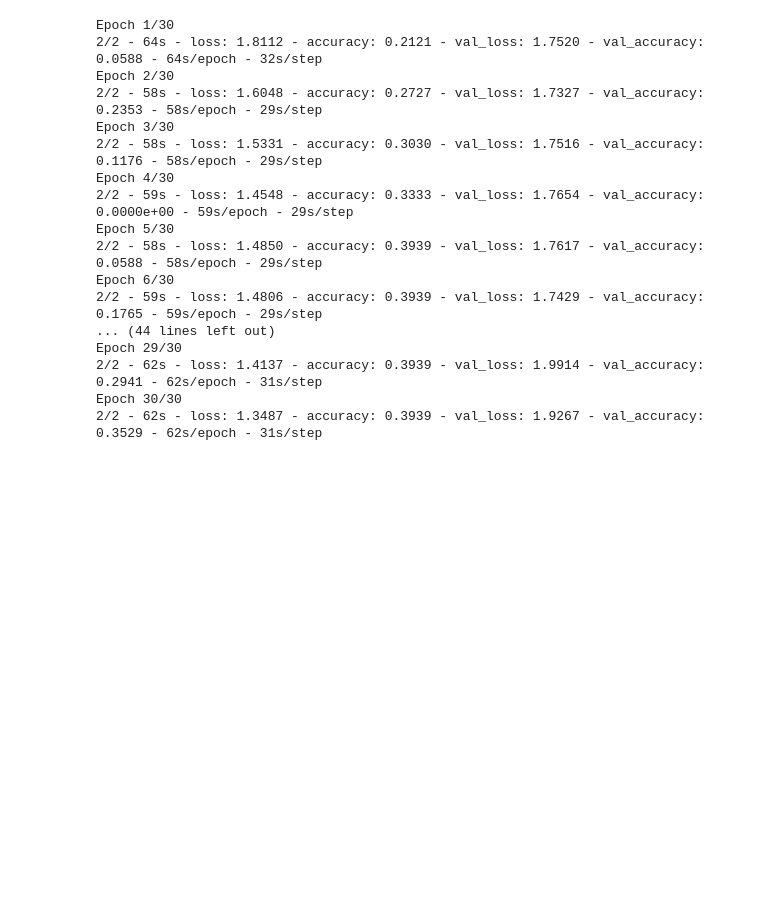
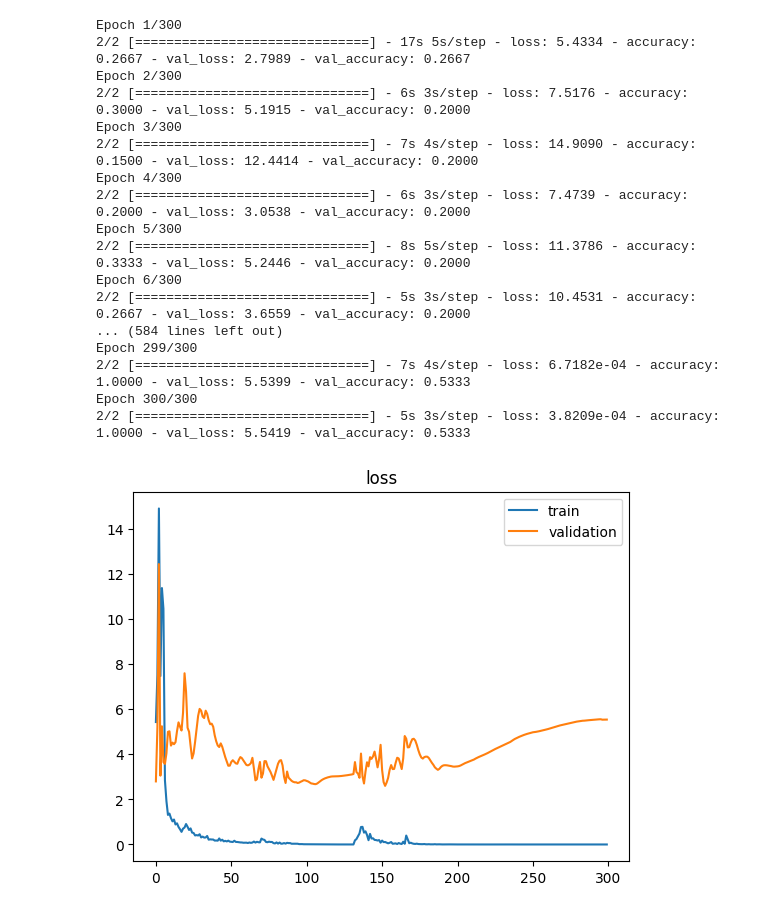
Before and after one commit to nugejus/kursovaya, a Jupyter notebook: testing_hub.ipynb, the cells around one changed output. Cells and saved outputs as stored; diff of their text form; code cells hidden in the pictures; blank space fills up the shorter version.

```diff
--- a/testing_hub.ipynb
+++ b/testing_hub.ipynb
@@ -30,16 +37,14 @@ from sklearn.model_selection import train_test_split
 # %%
-w,h,fps=64,64,30
+scaler=MinMaxScaler()
+label_encoder=LabelEncoder()
 
-scaler=MinMaxScaler()
+_x,_y=VideoReader(path,limit_class=limit_class,path_add=path_add,read_raws=False)
+label_encoder.fit(_y)
 
-limit_class='go'
-path='corrected names.csv'
+x,frame_num=x_FrameConc(_x,w,h)
+y=label_encoder.transform(_y)
 
-_x,_y=VideoReader(path,limit_class=limit_class)
-x,frame_num=x_FrameConc(_x,w,h)
-y=y2numbers(_y)
-
-x_train,x_test,y_train,y_test=train_test_split(x,y,test_size=0.33,random_state=42,stratify=y)
+x_train,x_test,y_train,y_test=train_test_split(x,y,test_size=0.2,random_state=42,stratify=y)
 
 x_train = scaler.fit_transform(x_train.reshape(-1, x_train.shape[-1])).reshape(x_train.shape)
 x_test = scaler.transform(x_test.reshape(-1, x_test.shape[-1])).reshape(x_test.shape)
@@ -87,0 +51,21 @@ _________________________________________________________________
+# %%
+from keras.layers.regularization.dropout import Dropout
+from keras.models import Sequential
+from keras.layers import Dense, MaxPooling2D, ConvLSTM2D,Flatten, BatchNormalization, TimeDistributed, Dropout
+_loss='sparse_categorical_crossentropy'
+kernel_size=(2,2)
+
+model3dlstm=Sequential()
+model3dlstm.add(ConvLSTM2D(32,kernel_size,activation='tanh',input_shape=(frame_num,w,h,3),return_sequences=True))
+model3dlstm.add(TimeDistributed(MaxPooling2D(pool_size=(2,2))))
+model3dlstm.add(BatchNormalization())
+model3dlstm.add(ConvLSTM2D(64,kernel_size,activation='tanh',input_shape=(frame_num,w,h,3),return_sequences=True))
+model3dlstm.add(TimeDistributed(MaxPooling2D(pool_size=(2,2))))
+model3dlstm.add(BatchNormalization())
+model3dlstm.add(ConvLSTM2D(128,kernel_size,activation='tanh',input_shape=(frame_num,w,h,3),return_sequences=True))
+model3dlstm.add(TimeDistributed(MaxPooling2D(pool_size=(2,2))))
+model3dlstm.add(Flatten())
+model3dlstm.add(TimeDistributed(Dense(256,activation='relu')))
+model3dlstm.add(Dense(6,activation='softmax'))
+model3dlstm.compile(optimizer='adam',loss=_loss,metrics=['accuracy'])
+model3dlstm.summary()
@@ -88,26 +90,27 @@ _________________________________________________________________
 # %%
-_epochs=30
-history=model3d.fit(x_train,y_train,epochs=_epochs,validation_split=0.2)
+_epochs=300
+history=model3dlstm.fit(x_train,y_train,epochs=_epochs,validation_data=(x_test,y_test))
 
-SaveTrainingLog(model3d,history)
+SaveTrainingLog(model3dlstm,history)
 SaveAndPlot(history)
 
-model3d.evaluate(x_test,y_test)
+# model3d.evaluate(x_test,y_test)
 # %% [output]
-Epoch 1/30
-2/2 - 64s - loss: 1.8112 - accuracy: 0.2121 - val_loss: 1.7520 - val_accuracy: 0.0588 - 64s/epoch - 32s/step
-Epoch 2/30
-2/2 - 58s - loss: 1.6048 - accuracy: 0.2727 - val_loss: 1.7327 - val_accuracy: 0.2353 - 58s/epoch - 29s/step
-Epoch 3/30
-2/2 - 58s - loss: 1.5331 - accuracy: 0.3030 - val_loss: 1.7516 - val_accuracy: 0.1176 - 58s/epoch - 29s/step
-Epoch 4/30
-2/2 - 59s - loss: 1.4548 - accuracy: 0.3333 - val_loss: 1.7654 - val_accuracy: 0.0000e+00 - 59s/epoch - 29s/step
-Epoch 5/30
-2/2 - 58s - loss: 1.4850 - accuracy: 0.3939 - val_loss: 1.7617 - val_accuracy: 0.0588 - 58s/epoch - 29s/step
-Epoch 6/30
-2/2 - 59s - loss: 1.4806 - accuracy: 0.3939 - val_loss: 1.7429 - val_accuracy: 0.1765 - 59s/epoch - 29s/step
-... (44 lines left out)
-Epoch 29/30
-2/2 - 62s - loss: 1.4137 - accuracy: 0.3939 - val_loss: 1.9914 - val_accuracy: 0.2941 - 62s/epoch - 31s/step
-Epoch 30/30
-2/2 - 62s - loss: 1.3487 - accuracy: 0.3939 - val_loss: 1.9267 - val_accuracy: 0.3529 - 62s/epoch - 31s/step
+Epoch 1/300
+2/2 [==============================] - 17s 5s/step - loss: 5.4334 - accuracy: 0.2667 - val_loss: 2.7989 - val_accuracy: 0.2667
+Epoch 2/300
+2/2 [==============================] - 6s 3s/step - loss: 7.5176 - accuracy: 0.3000 - val_loss: 5.1915 - val_accuracy: 0.2000
+Epoch 3/300
+2/2 [==============================] - 7s 4s/step - loss: 14.9090 - accuracy: 0.1500 - val_loss: 12.4414 - val_accuracy: 0.2000
+Epoch 4/300
+2/2 [==============================] - 6s 3s/step - loss: 7.4739 - accuracy: 0.2000 - val_loss: 3.0538 - val_accuracy: 0.2000
+Epoch 5/300
+2/2 [==============================] - 8s 5s/step - loss: 11.3786 - accuracy: 0.3333 - val_loss: 5.2446 - val_accuracy: 0.2000
+Epoch 6/300
+2/2 [==============================] - 5s 3s/step - loss: 10.4531 - accuracy: 0.2667 - val_loss: 3.6559 - val_accuracy: 0.2000
+... (584 lines left out)
+Epoch 299/300
+2/2 [==============================] - 7s 4s/step - loss: 6.7182e-04 - accuracy: 1.0000 - val_loss: 5.5399 - val_accuracy: 0.5333
+Epoch 300/300
+2/2 [==============================] - 5s 3s/step - loss: 3.8209e-04 - accuracy: 1.0000 - val_loss: 5.5419 - val_accuracy: 0.5333
+[figure, added]
```
Also changed, not shown: parts of 8 cells of this notebook, 6 other files.
